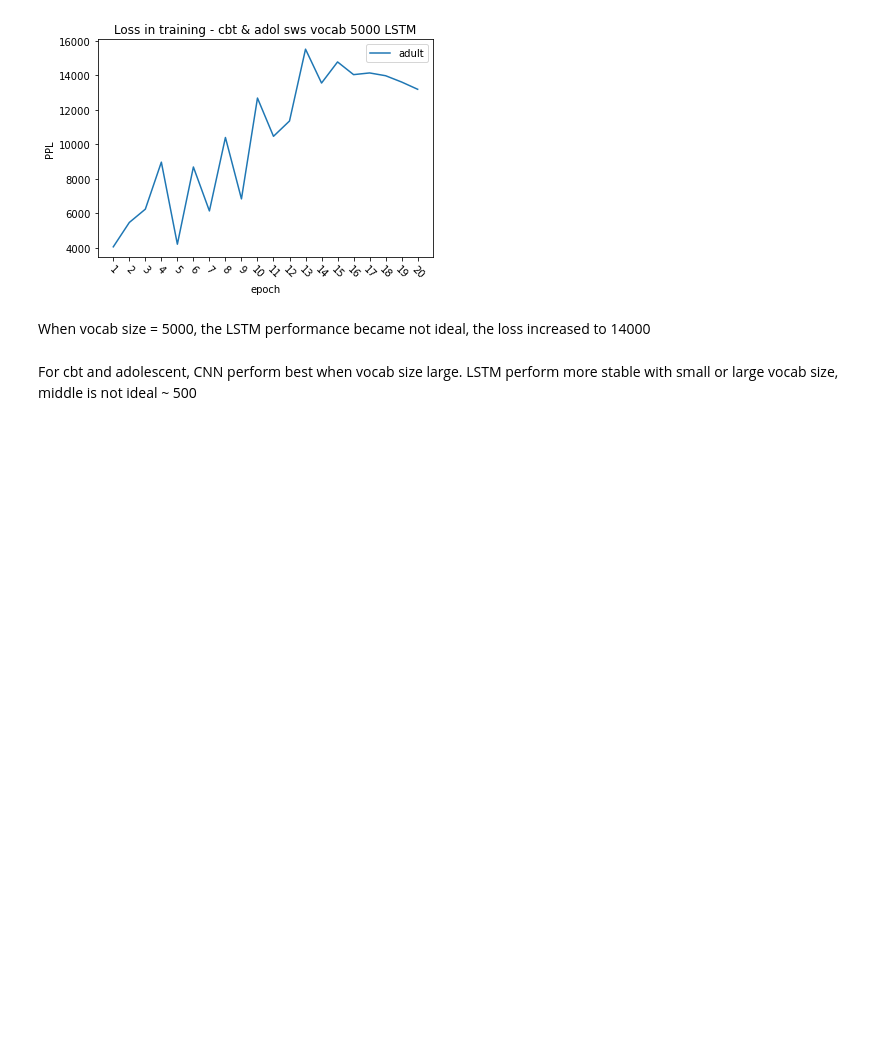
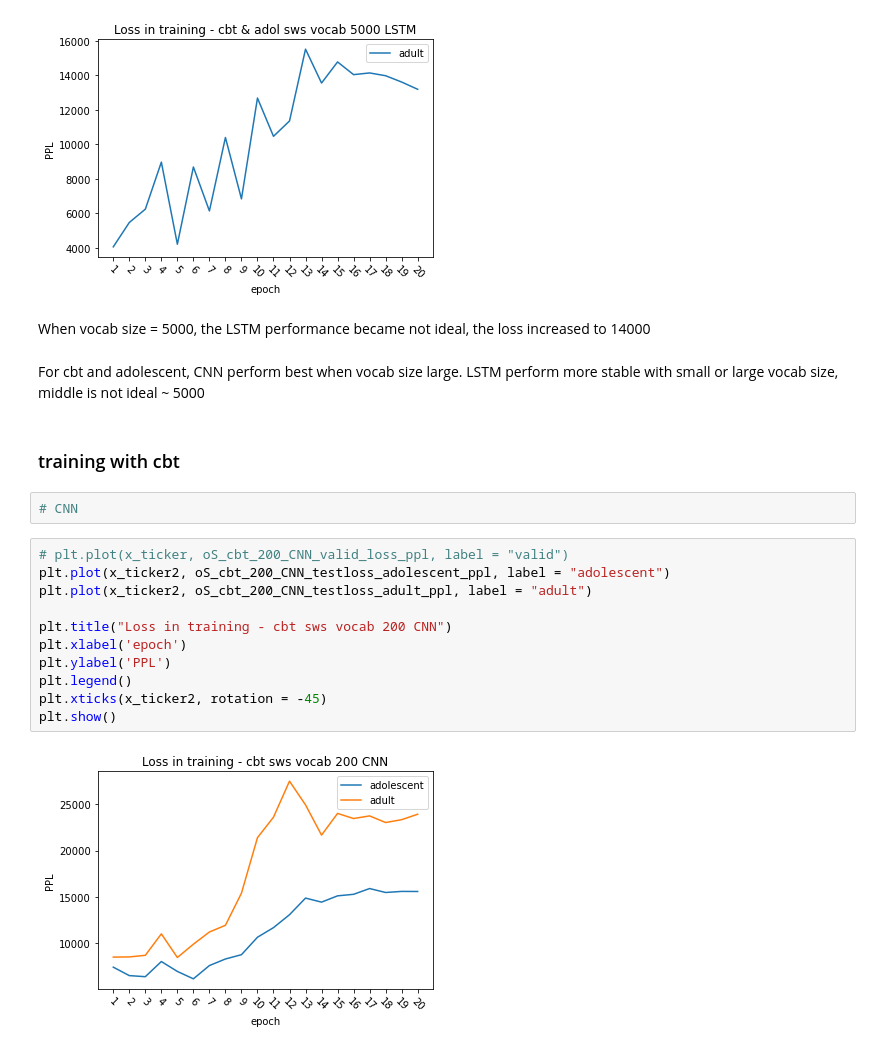
Before and after one commit to shifengxu/CE7455-FinalProject, a Jupyter notebook: log2plot.ipynb, the cells around one changed output. Cells and saved outputs as stored; diff of their text form; blank space fills up the shorter version.

```diff
--- a/log2plot.ipynb
+++ b/log2plot.ipynb
@@ -744,4 +742,21 @@ plt.show()
 # %% [markdown]
 When vocab size = 5000, the LSTM performance became not ideal, the loss increased to 14000
 # %% [markdown]
-For cbt and adolescent, CNN perform best when vocab size large. LSTM perform more stable with small or large vocab size, middle is not ideal ~ 500
+For cbt and adolescent, CNN perform best when vocab size large. LSTM perform more stable with small or large vocab size, middle is not ideal ~ 5000
+# %% [markdown]
+### training with cbt
+# %%
+# CNN
+# %%
+# plt.plot(x_ticker, oS_cbt_200_CNN_valid_loss_ppl, label = "valid")
+plt.plot(x_ticker2, oS_cbt_200_CNN_testloss_adolescent_ppl, label = "adolescent")
+plt.plot(x_ticker2, oS_cbt_200_CNN_testloss_adult_ppl, label = "adult")
+
+plt.title("Loss in training - cbt sws vocab 200 CNN")
+plt.xlabel('epoch')
+plt.ylabel('PPL')
+plt.legend()
+plt.xticks(x_ticker2, rotation = -45)
+plt.show()
+# %% [output]
+[figure, added]
```
Also changed, not shown: parts of 30 cells of this notebook, 1 other file.
